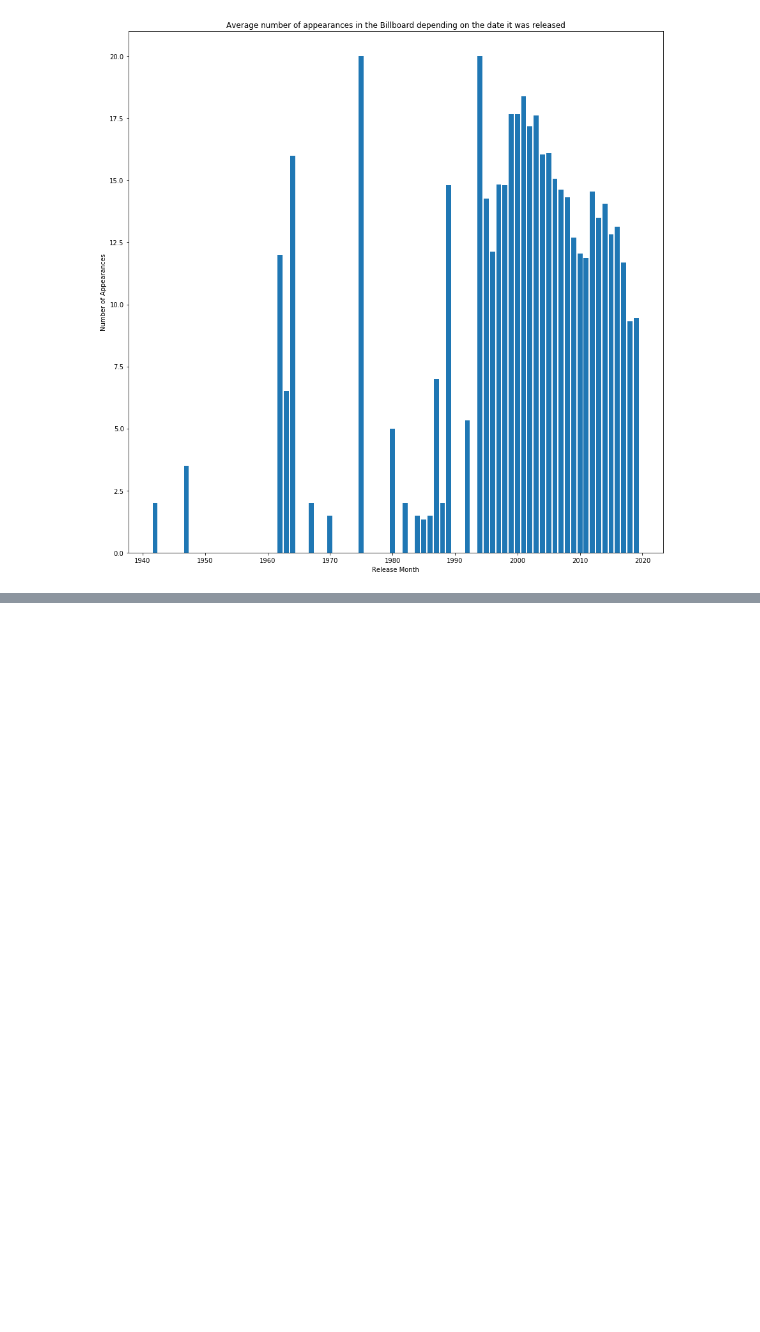
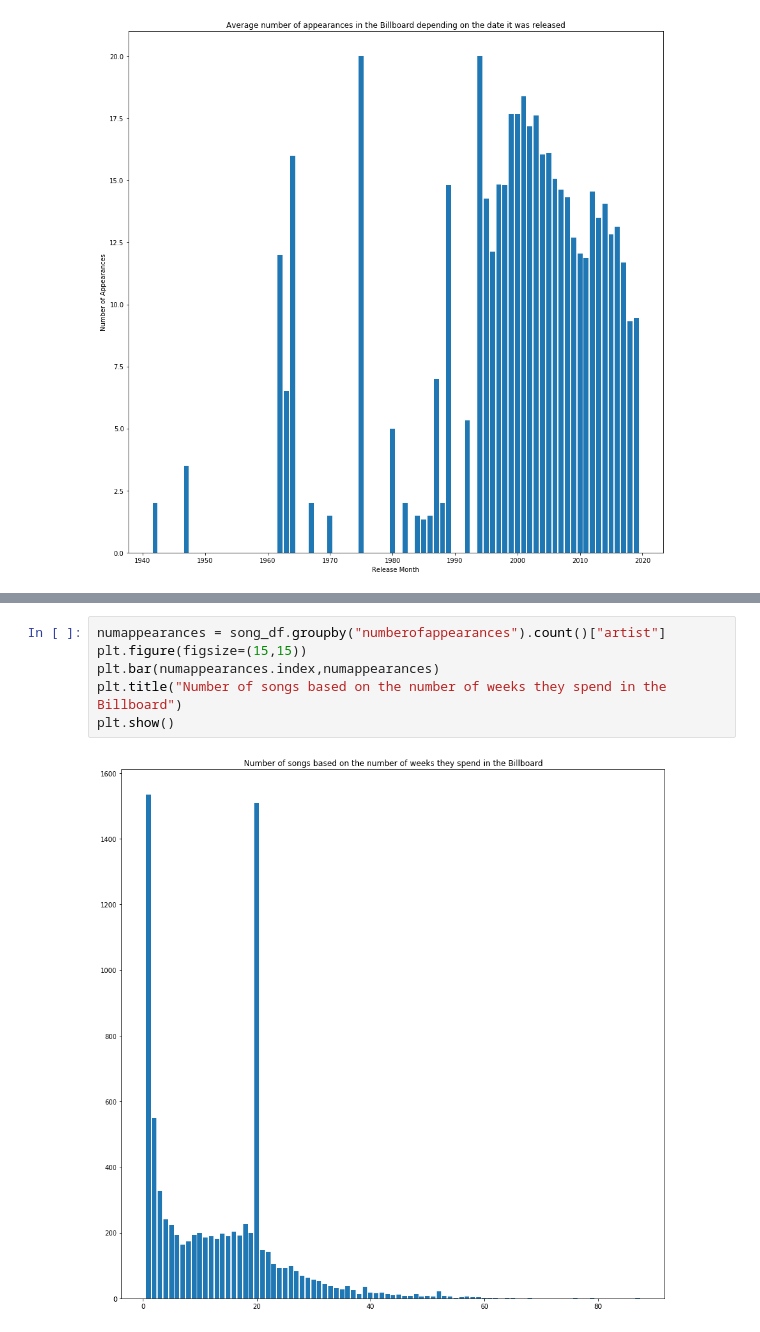
Before and after one commit to Weulass/Billboard-analytics, a Jupyter notebook: Visuallizations.ipynb, the cells around one changed output, grey strips where cells are left out. Drawn from its saved outputs; the diff is of its cells as text; blank space fills up the shorter version.

```diff
--- a/Visuallizations.ipynb
+++ b/Visuallizations.ipynb
@@ -184,0 +189,8 @@ Name: numberofappearances, dtype: float64
+# %%
+numappearances = song_df.groupby("numberofappearances").count()["artist"]
+plt.figure(figsize=(15,15))
+plt.bar(numappearances.index,numappearances)
+plt.title("Number of songs based on the number of weeks they spend in the Billboard")
+plt.show()
+# %% [output]
+[figure, added]
```
Also changed, not shown: parts of 7 cells of this notebook, 2 other files.
